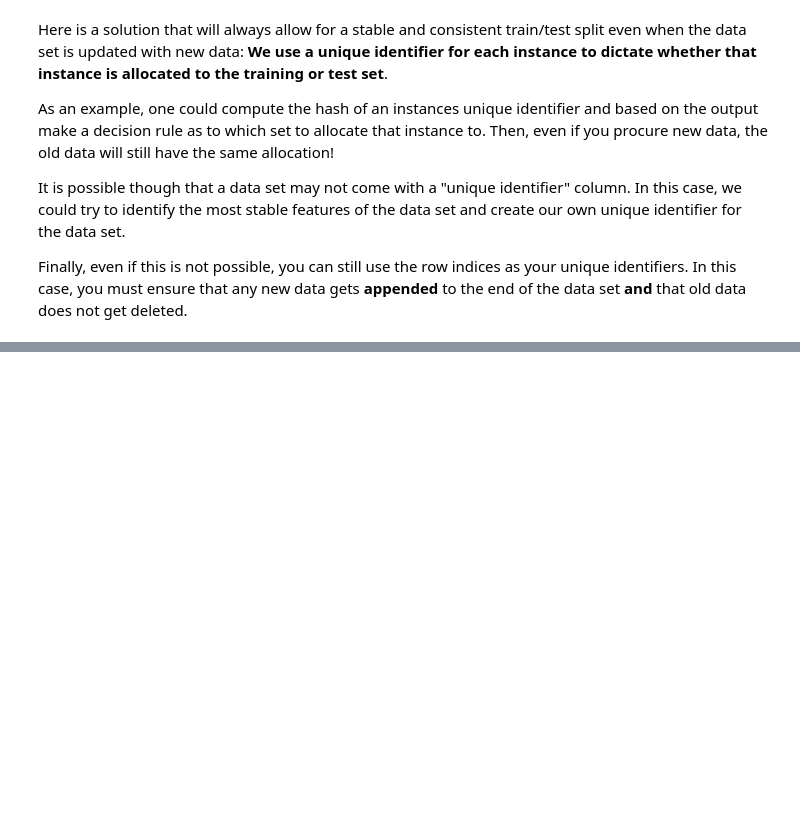
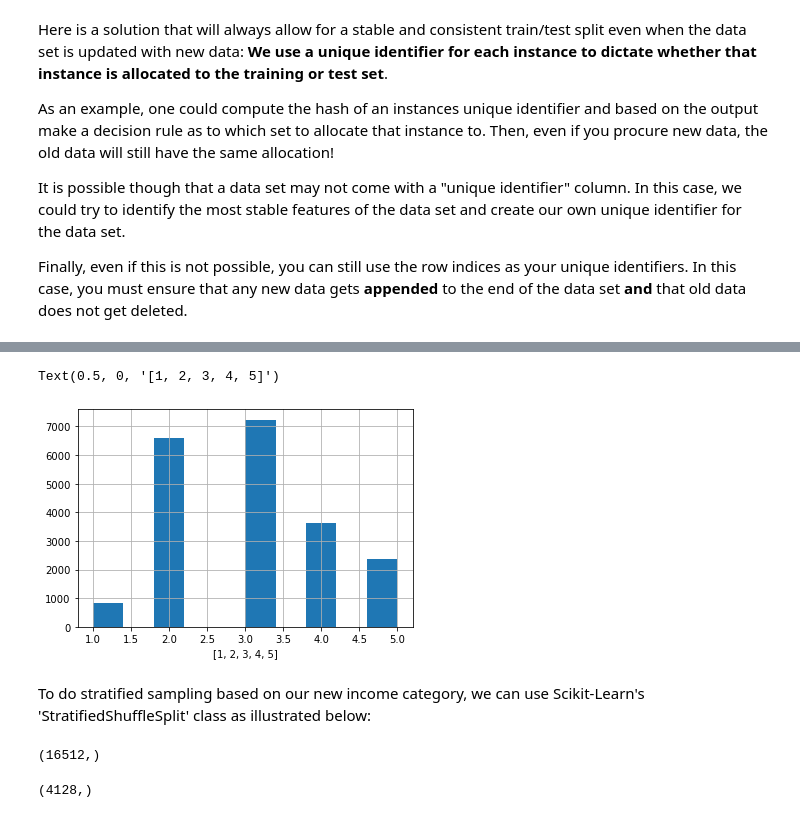
Before and after one commit to aj112358/ML_Notes, a Jupyter notebook: 02_End_to_End_Machine_Learning_Project/02_Real_Estate_Project.ipynb, the cells around one changed output, grey strips where cells are left out. Cells and saved outputs as stored; diff of their text form; code cells hidden in the pictures; blank space fills up the shorter version.

```diff
--- a/02_End_to_End_Machine_Learning_Project/02_Real_Estate_Project.ipynb
+++ b/02_End_to_End_Machine_Learning_Project/02_Real_Estate_Project.ipynb
@@ -156,0 +392,6 @@ Finally, even if this is not possible, you can still use the row indices as your
+# %%
+INCOME_CAT_BINS = [0, 1.5, 3.0, 4.5, 6., np.inf]
+INCOME_CAT_LABELS = [1,2,3,4,5]
+housing["income_cat"] = pd.cut(x=housing["median_income"],
+                              bins=INCOME_CAT_BINS,
+                              labels=INCOME_CAT_LABELS)
@@ -156,0 +407,8 @@ Finally, even if this is not possible, you can still use the row indices as your
+# %%
+housing["income_cat"].hist()
+plt.xlabel(INCOME_CAT_LABELS)
+# %% [output]
+Text(0.5, 0, '[1, 2, 3, 4, 5]')
+[figure, added]
+# %% [markdown]
+To do stratified sampling based on our new income category, we can use Scikit-Learn's 'StratifiedShuffleSplit' class as illustrated below:
@@ -156,0 +423,8 @@ Finally, even if this is not possible, you can still use the row indices as your
+# %%
+train_indices.shape
+# %% [output]
+(16512,)
+# %%
+test_indices.shape
+# %% [output]
+(4128,)
```
Also changed, not shown: parts of 36 cells of this notebook.
